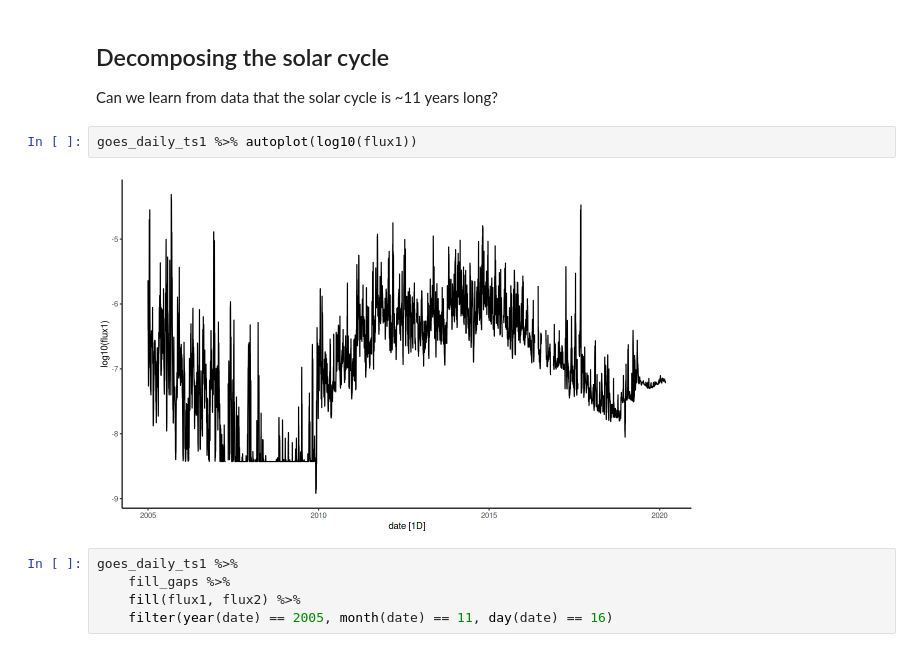
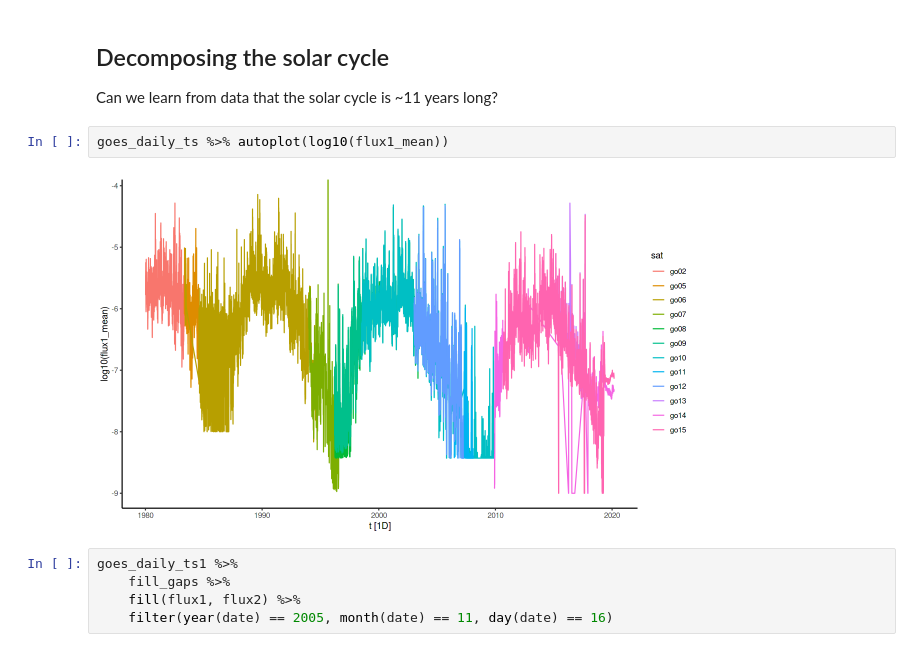
Before and after one commit to terhorst/stats504, a Jupyter notebook: lectures/week5/slides.ipynb, the cells around one changed output. Drawn from its saved outputs; the diff is of its cells as text.

```diff
--- a/lectures/week5/slides.ipynb
+++ b/lectures/week5/slides.ipynb
@@ -329,9 +302,9 @@ How does the *variance* in solar output compare for the current solar cycle ([S2
 ## Decomposing the solar cycle
 Can we learn from data that the solar cycle is ~11 years long?
 # %%
-goes_daily_ts1 %>% autoplot(log10(flux1))
+goes_daily_ts %>% autoplot(log10(flux1_mean))
 # %% [output]
-[figure, old version]
+[figure, new version]
 # %%
 goes_daily_ts1 %>%
     fill_gaps %>%
```
Also changed, not shown: parts of 48 cells of this notebook.
